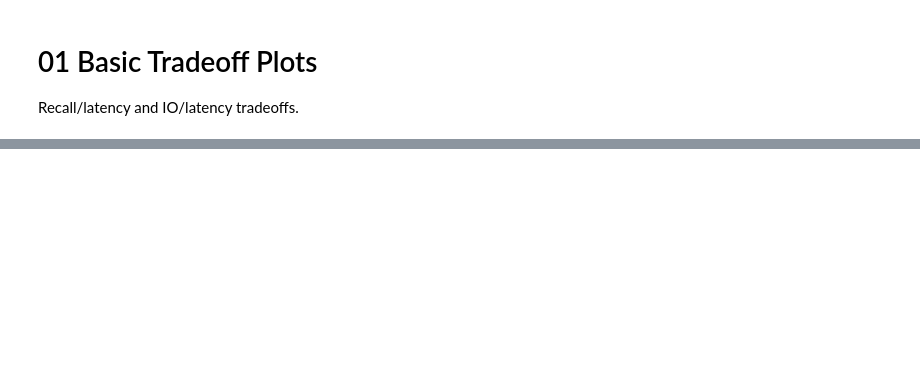
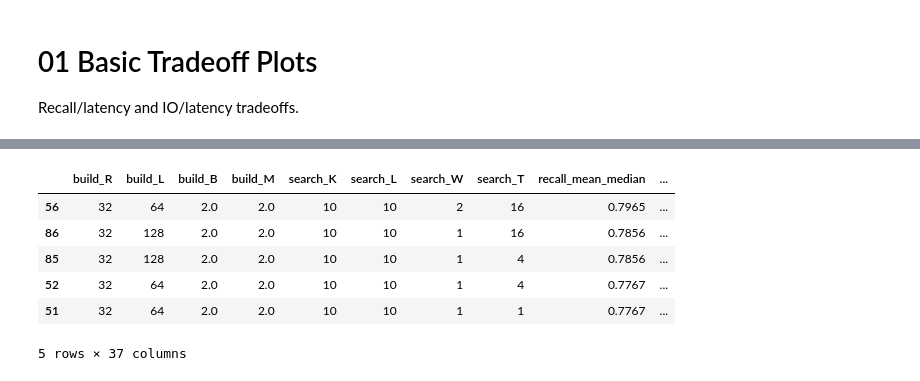
Before and after one commit to Maxcc9/DiskANN, a Jupyter notebook: scripts/paramAnalysis/gridSearch/analysis/01_basic_tradeoff_plots.ipynb, the cells around one changed output, grey strips where cells are left out. Drawn from its saved outputs; the diff is of its cells as text; code cells hidden in the pictures; blank space fills up the shorter version.

```diff
--- a/scripts/paramAnalysis/gridSearch/analysis/01_basic_tradeoff_plots.ipynb
+++ b/scripts/paramAnalysis/gridSearch/analysis/01_basic_tradeoff_plots.ipynb
@@ -123,0 +281,43 @@ Saved figures to /home/gt/research/DiskANN/scripts/paramAnalysis/gridSearch/outp
+# %%
+# Aggregated tradeoff tables
+param_cols = [
+    'build_R','build_L','build_B','build_M',
+    'search_K','search_L','search_W','search_T','cache_size',
+]
+param_cols = [c for c in param_cols if c in base_df.columns]
+metrics = [c for c in [RECALL_COL] + latency_cols if c in base_df.columns]
+
+tradeoff_by_params = pd.DataFrame()
+if param_cols and metrics:
+    agg_map = {m: ['median', 'mean', 'min', 'max'] for m in metrics}
+    tradeoff_by_params = base_df.groupby(param_cols).agg(agg_map)
+    tradeoff_by_params.columns = ['_'.join(col).strip() for col in tradeoff_by_params.columns]
+    tradeoff_by_params['count'] = base_df.groupby(param_cols).size().values
+    tradeoff_by_params = tradeoff_by_params.reset_index()
+    tradeoff_by_params = tradeoff_by_params.sort_values('count', ascending=False)
+    tradeoff_by_params.to_csv(out_tables / 'tradeoff_by_params.csv', index=False)
+
+if RECALL_COL in base_df.columns and latency_primary is not None:
+    bins = np.linspace(base_df[RECALL_COL].min(), base_df[RECALL_COL].max(), 11)
+    recall_bins = base_df.copy()
+    recall_bins['recall_bin'] = pd.cut(recall_bins[RECALL_COL], bins=bins, include_lowest=True)
+    recall_bin_summary = (
+        recall_bins.groupby('recall_bin')[[latency_primary]]
+        .agg(['median','mean','min','max','count'])
+        .reset_index()
+    )
+    recall_bin_summary.columns = [
+        'recall_bin',
+        'latency_median','latency_mean','latency_min','latency_max','count',
+    ]
+    recall_bin_summary.to_csv(out_tables / f'tradeoff_recall_bins_{latency_primary}.csv', index=False)
+
+tradeoff_by_params.head(5)
+# %% [output]
+|  | build_R | build_L | build_B | build_M | search_K | search_L | search_W | search_T | recall_mean_median | ... |
+| 56 | 32 | 64 | 2.0 | 2.0 | 10 | 10 | 2 | 16 | 0.7965 | ... |
+| 86 | 32 | 128 | 2.0 | 2.0 | 10 | 10 | 1 | 16 | 0.7856 | ... |
+| 85 | 32 | 128 | 2.0 | 2.0 | 10 | 10 | 1 | 4 | 0.7856 | ... |
+| 52 | 32 | 64 | 2.0 | 2.0 | 10 | 10 | 1 | 4 | 0.7767 | ... |
+| 51 | 32 | 64 | 2.0 | 2.0 | 10 | 10 | 1 | 1 | 0.7767 | ... |
+5 rows × 37 columns
```
Also changed, not shown: parts of 9 cells of this notebook, 6 other files.
